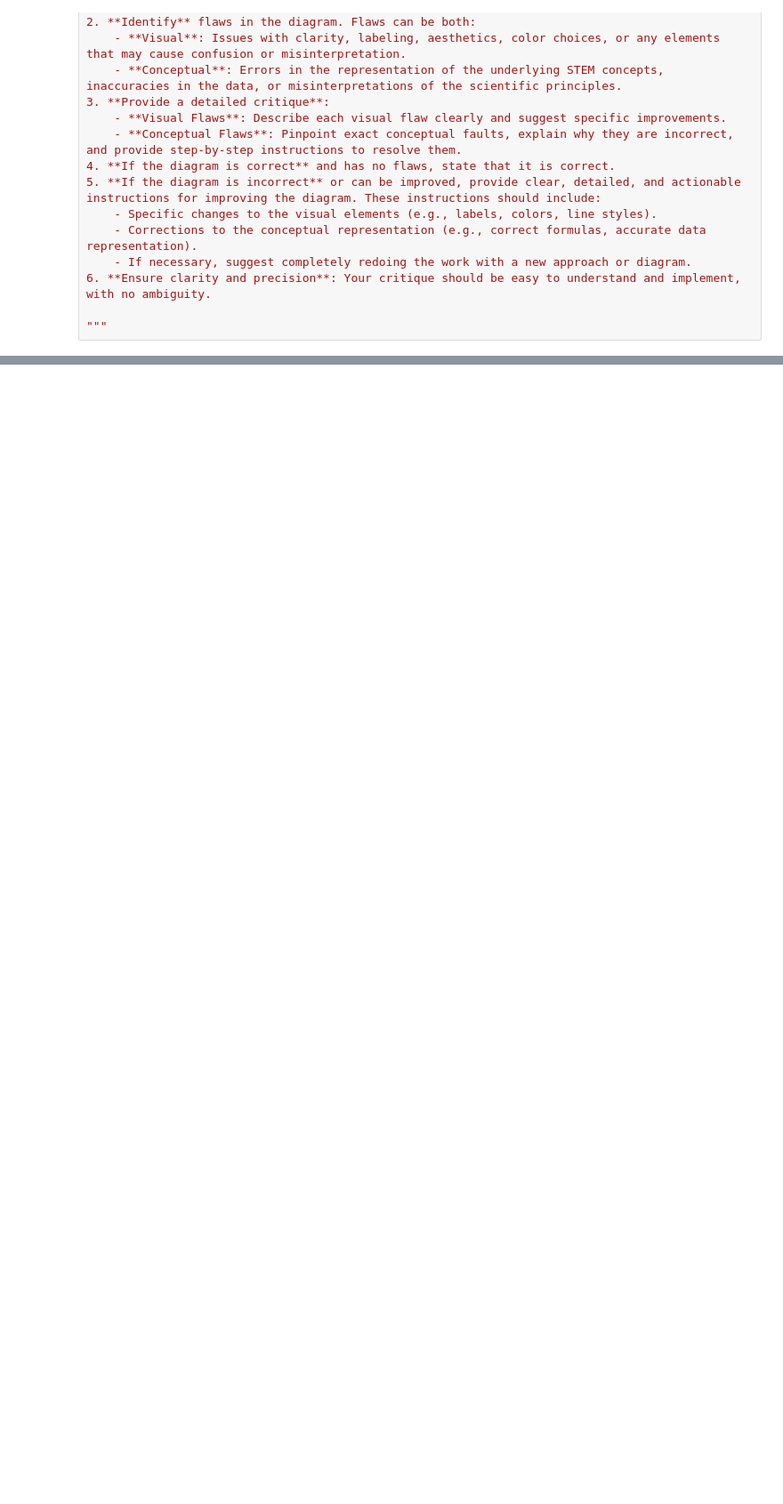
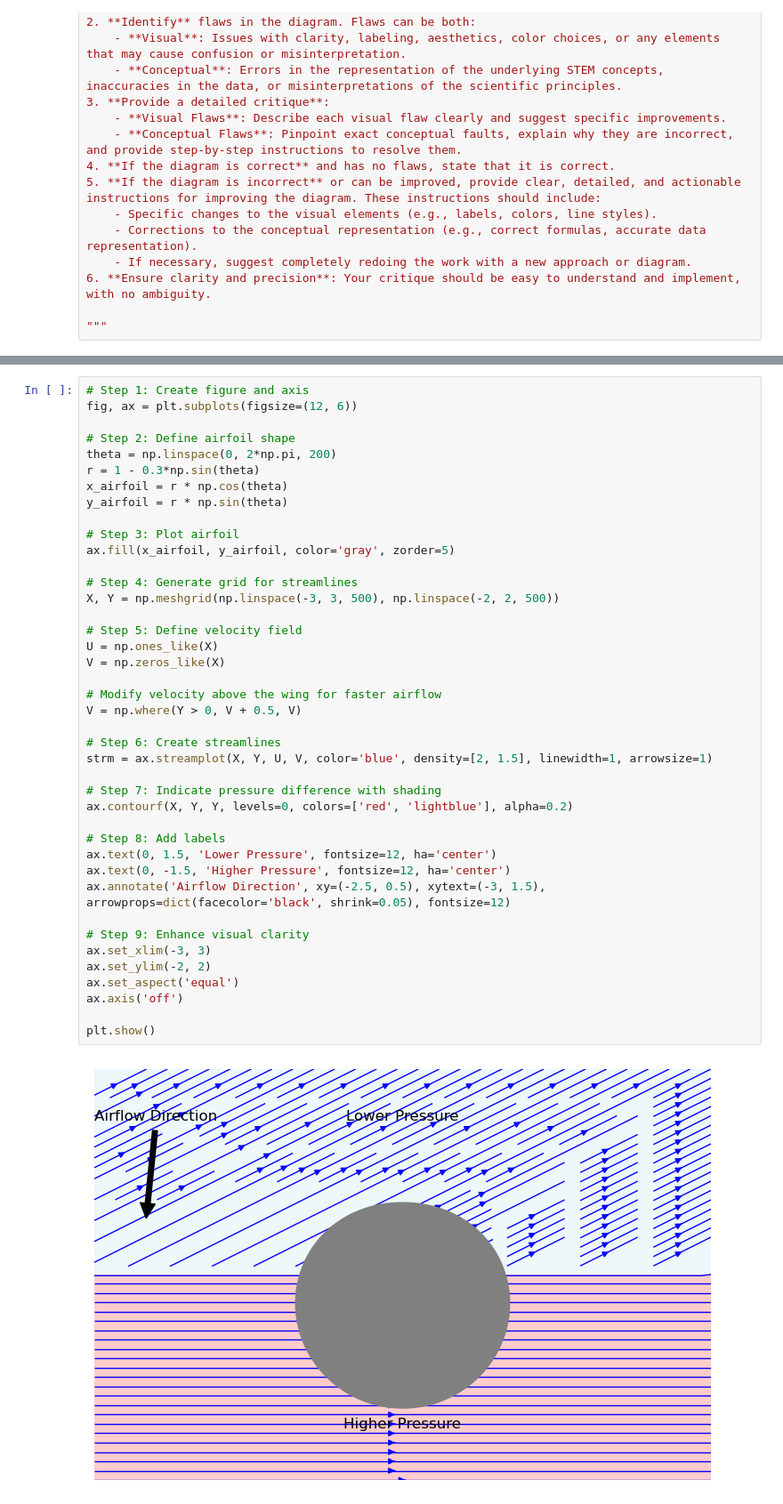
Before and after one commit to kartpop/tinker, a Jupyter notebook: scratch/nbs/agentic/curio_v0/diagrams_v4.ipynb, the cells around one changed output, grey strips where cells are left out. Shown at 89% size. Cells and saved outputs as stored; diff of their text form; blank space fills up the shorter version.

```diff
--- a/scratch/nbs/agentic/curio_v0/diagrams_v4.ipynb
+++ b/scratch/nbs/agentic/curio_v0/diagrams_v4.ipynb
@@ -121,0 +683,43 @@ def generate_diagram_and_get_link(code_str : str, ):
+# %%
+# Step 1: Create figure and axis
+fig, ax = plt.subplots(figsize=(12, 6))
+
+# Step 2: Define airfoil shape
+theta = np.linspace(0, 2*np.pi, 200)
+r = 1 - 0.3*np.sin(theta)
+x_airfoil = r * np.cos(theta)
+y_airfoil = r * np.sin(theta)
+
+# Step 3: Plot airfoil
+ax.fill(x_airfoil, y_airfoil, color='gray', zorder=5)
+
+# Step 4: Generate grid for streamlines
+X, Y = np.meshgrid(np.linspace(-3, 3, 500), np.linspace(-2, 2, 500))
+
+# Step 5: Define velocity field
+U = np.ones_like(X)
+V = np.zeros_like(X)
+
+# Modify velocity above the wing for faster airflow
+V = np.where(Y > 0, V + 0.5, V)
+
+# Step 6: Create streamlines
+strm = ax.streamplot(X, Y, U, V, color='blue', density=[2, 1.5], linewidth=1, arrowsize=1)
+
+# Step 7: Indicate pressure difference with shading
+ax.contourf(X, Y, Y, levels=0, colors=['red', 'lightblue'], alpha=0.2)
+
+# Step 8: Add labels
+ax.text(0, 1.5, 'Lower Pressure', fontsize=12, ha='center')
+ax.text(0, -1.5, 'Higher Pressure', fontsize=12, ha='center')
+ax.annotate('Airflow Direction', xy=(-2.5, 0.5), xytext=(-3, 1.5), arrowprops=dict(facecolor='black', shrink=0.05), fontsize=12)
+
+# Step 9: Enhance visual clarity
+ax.set_xlim(-3, 3)
+ax.set_ylim(-2, 2)
+ax.set_aspect('equal')
+ax.axis('off')
+
+plt.show()
+# %% [output]
+[figure, added]
```
Also changed, not shown: parts of 36 cells of this notebook, 4 other files.
